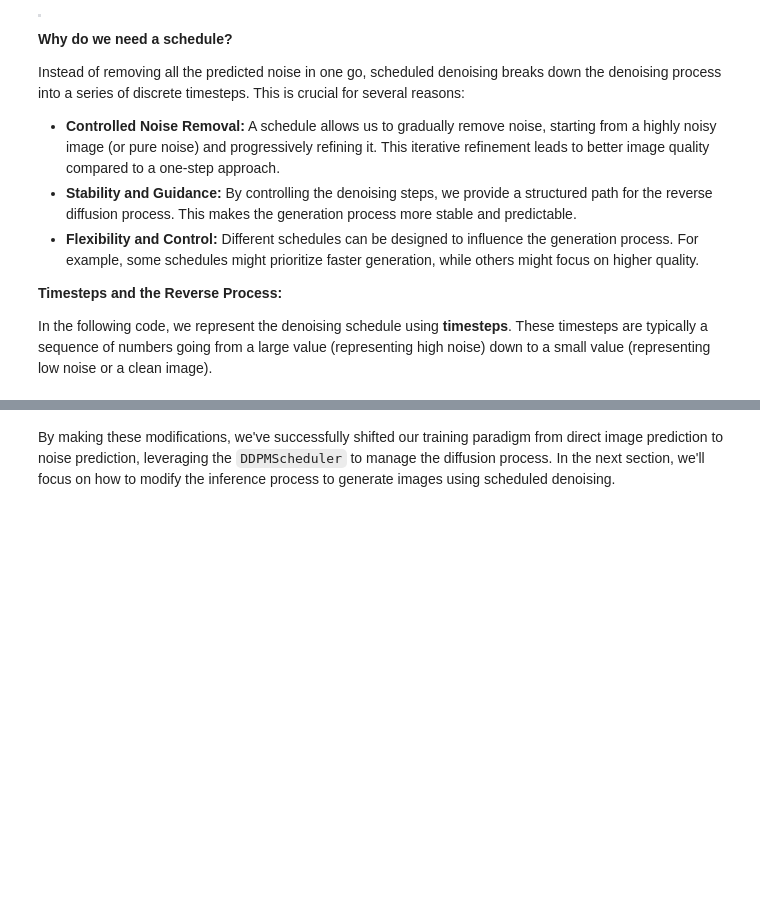
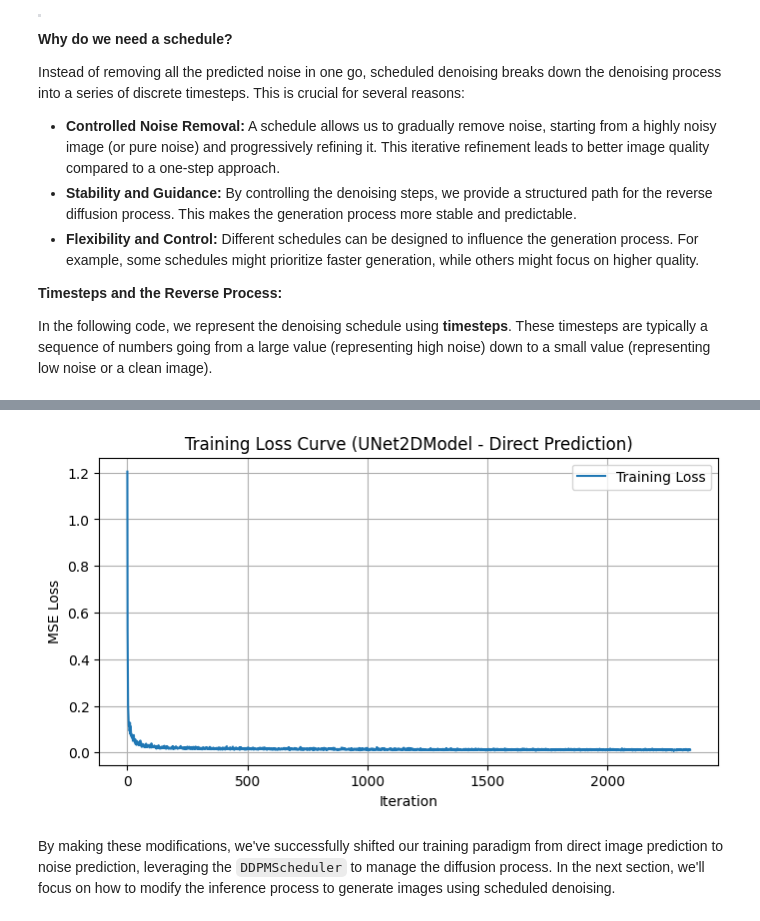
Before and after one commit to hassaanbinaslam/hassaanbinaslam.github.io, a Jupyter notebook: posts/2025-02-18-diffusion-model-mnist-part3.ipynb, the cells around one changed output, grey strips where cells are left out. Drawn from its saved outputs; the diff is of its cells as text; code cells hidden in the pictures; blank space fills up the shorter version.

```diff
--- a/posts/2025-02-18-diffusion-model-mnist-part3.ipynb
+++ b/posts/2025-02-18-diffusion-model-mnist-part3.ipynb
@@ -263,3 +292,21 @@ Here's how we'll modify the training loop (referencing the code in `mnist-diffus
 **Complete Modified Training Loop Snippet:**
 
 Here's the complete, modified training loop snippet from your code, incorporating noise prediction and scheduled denoising:
+# %%
+import torch.nn.functional as F
+from torch.optim import Adam
+import matplotlib.pyplot as plt
+
+# --- Setup (Device, Model, Optimizer, Loss History, Hyperparameters) ---
+device = torch.device("cuda" if torch.cuda.is_available() else "cpu")
+model = model.to(device) # Our UNet2DModel from diffusers
+optimizer = Adam(model.parameters(), lr=1e-3) # Same learning rate as Part 1
+losses = []
+num_epochs = 5 # Same number of epochs as Part 1
+batch_size = 128 # Same batch size as Part 1
+
+train_dataloader = torch.utils.data.DataLoader(
+    dataset["train"], batch_size=batch_size, shuffle=True
+)
+
+print(device)
@@ -315,3 +353,15 @@ for epoch in range(num_epochs):
+# %%
+# --- Plotting Loss Curve ---
+plt.figure(figsize=(8, 4))
+plt.plot(losses, label="Training Loss")
+plt.title("Training Loss Curve (UNet2DModel - Direct Prediction)") # Updated title
+plt.xlabel("Iteration")
+plt.ylabel("MSE Loss")
+plt.legend()
+plt.grid(True)
+plt.show()
+# %% [output]
+[figure, added]
 # %% [markdown]
 By making these modifications, we've successfully shifted our training paradigm from direct image prediction to noise prediction, leveraging the `DDPMScheduler` to manage the diffusion process. In the next section, we'll focus on how to modify the inference process to generate images using scheduled denoising.
 # %% [markdown]
```
Also changed, not shown: parts of 28 cells of this notebook.
